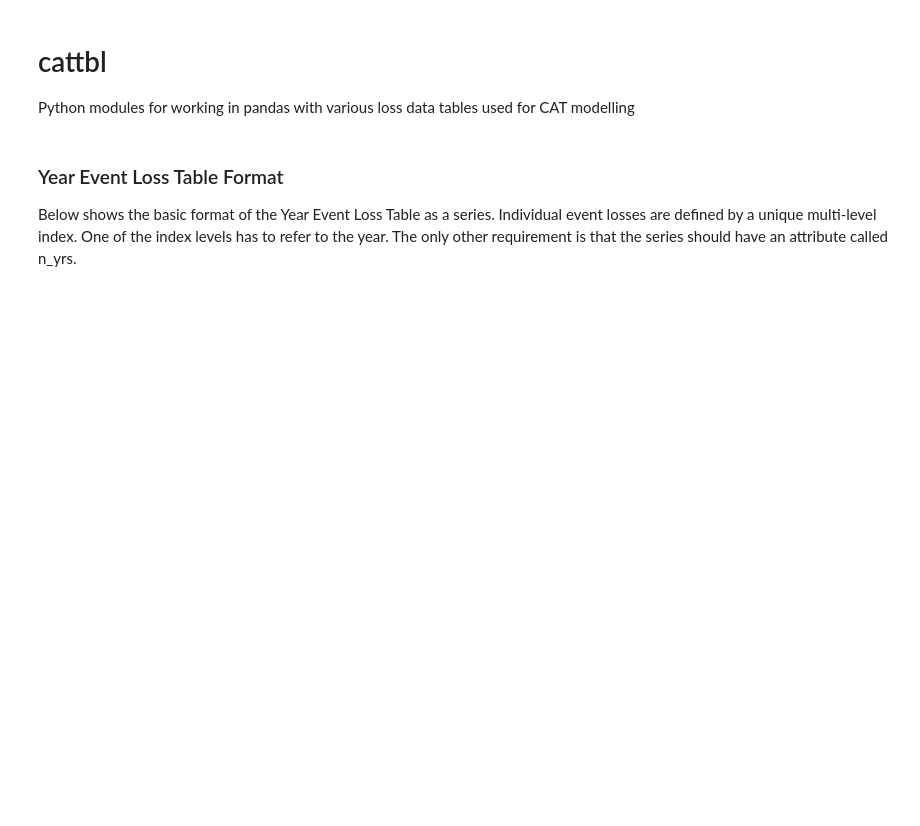
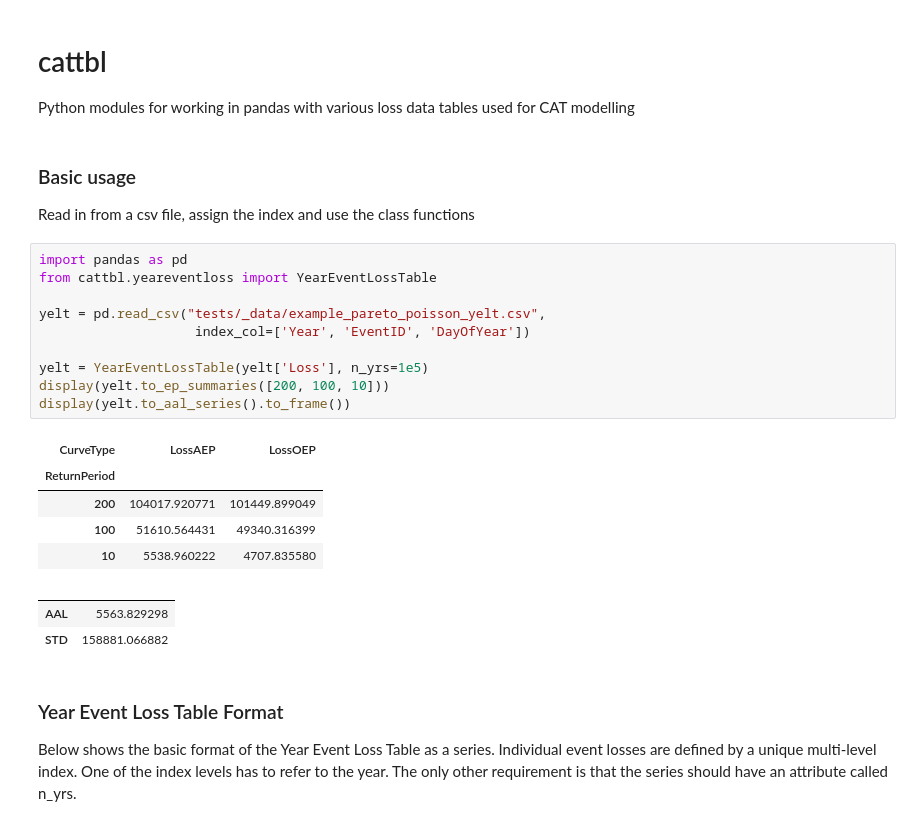
Before and after one commit to iwbailey/pandas-ylt, a Jupyter notebook: yelt_examples_epcurves.ipynb, the cells around one changed output. Drawn from its saved outputs; the diff is of its cells as text; blank space fills up the shorter version.

Commit message:
Update the example notebook for the new functionality

```diff
--- a/yelt_examples_epcurves.ipynb
+++ b/yelt_examples_epcurves.ipynb
@@ -3,6 +3,28 @@ cattbl
 ===========
 
 Python modules for working in pandas with various loss data tables used for CAT modelling
+# %% [markdown]
+### Basic usage
+Read in from a csv file, assign the index and use the class functions
+# %%
+import pandas as pd
+from cattbl.yeareventloss import YearEventLossTable
+
+yelt = pd.read_csv("tests/_data/example_pareto_poisson_yelt.csv",
+                    index_col=['Year', 'EventID', 'DayOfYear'])
+
+yelt = YearEventLossTable(yelt['Loss'], n_yrs=1e5)
+display(yelt.to_ep_summaries([200, 100, 10]))
+display(yelt.to_aal_series().to_frame())
+# %% [output]
+| CurveType | LossAEP | LossOEP |
+| ReturnPeriod |  |  |
+| 200 | 104017.920771 | 101449.899049 |
+| 100 | 51610.564431 | 49340.316399 |
+| 10 | 5538.960222 | 4707.835580 |
+|  |  |
+| AAL | 5563.829298 |
+| STD | 158881.066882 |
 # %% [markdown]
 ### Year Event Loss Table Format
 Below shows the basic format of the Year Event Loss Table as a series. Individual event losses are defined by a unique multi-level index. One of the index levels has to refer to the year. The only other requirement is that the series should have an attribute called n_yrs.
```
Also changed, not shown: parts of 8 cells of this notebook.
